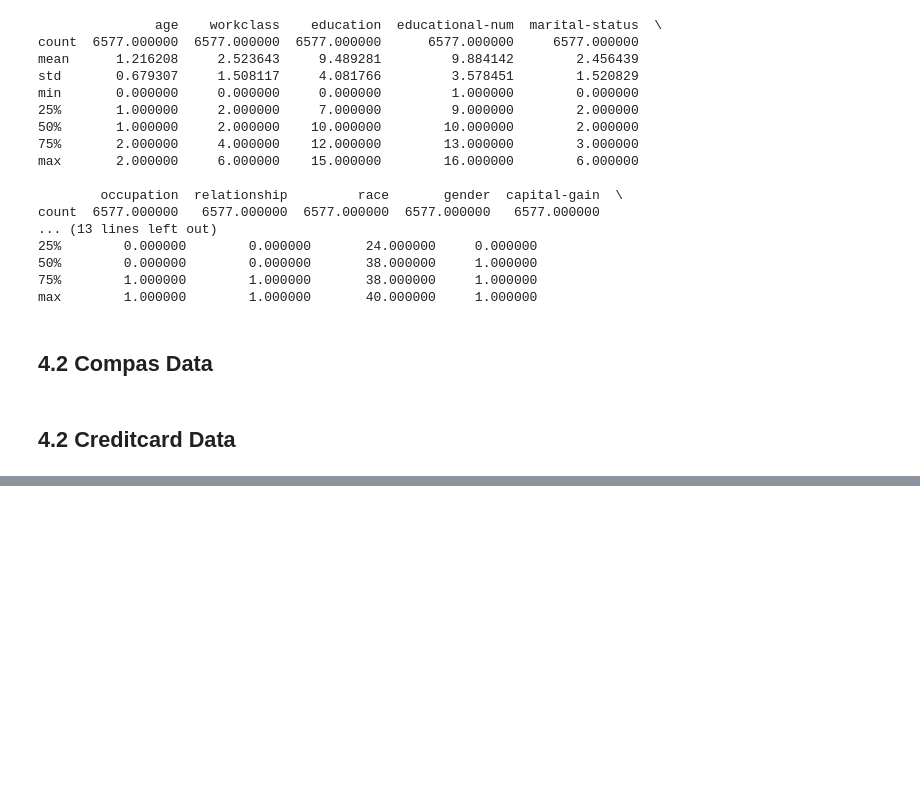
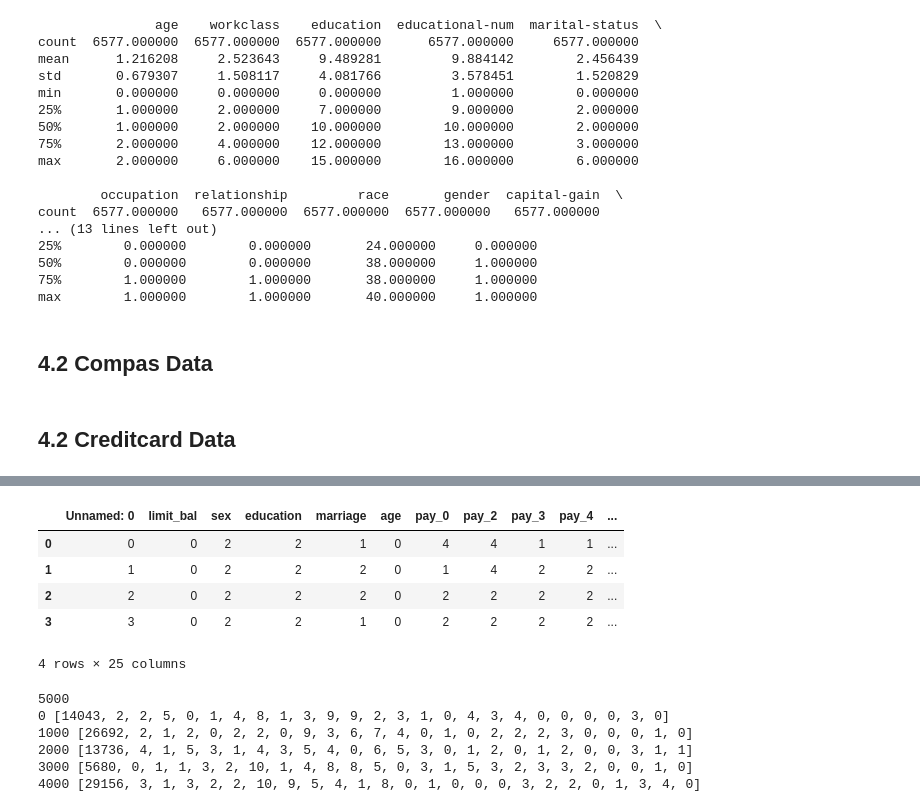
Before and after one commit to JinyangLi01/UnfairlyTreatedGroupDetection, a Jupyter notebook: Coding/DataPreprocessing/MakeDataset_0_20201125.ipynb, the cells around one changed output, grey strips where cells are left out. Cells and saved outputs as stored; diff of their text form; code cells hidden in the pictures; blank space fills up the shorter version.

```diff
--- a/Coding/DataPreprocessing/MakeDataset_0_20201125.ipynb
+++ b/Coding/DataPreprocessing/MakeDataset_0_20201125.ipynb
@@ -309,6 +375,21 @@ extendDataset(50000, file_path, output_pre)
+# %%
+f = pd.read_csv(r"../../InputData/CreditcardDataset/LargeDatasets_cat/50000.csv")
+f[:4]
+# %% [output]
+|  | Unnamed: 0 | limit_bal | sex | education | marriage | age | pay_0 | pay_2 | pay_3 | pay_4 | ... |
+| 0 | 0 | 0 | 2 | 2 | 1 | 0 | 4 | 4 | 1 | 1 | ... |
+| 1 | 1 | 0 | 2 | 2 | 2 | 0 | 1 | 4 | 2 | 2 | ... |
+| 2 | 2 | 0 | 2 | 2 | 2 | 0 | 2 | 2 | 2 | 2 | ... |
+| 3 | 3 | 0 | 2 | 2 | 1 | 0 | 2 | 2 | 2 | 2 | ... |
+4 rows × 25 columns
 # %%
-
-
-file_path = r"../../InputData/CreditcardDataset/LargerDatasets/50000.csv"
-output_pre = r"../../InputData/CreditcardDataset/LargerDatasets/"
+file_path = r"../../InputData/CreditcardDataset/LargeDatasets_cat/50000.csv"
+output_pre = r"../../InputData/CreditcardDataset/LargeDatasets_cat/"
 extendDataset(55000, file_path, output_pre)
+# %% [output]
+5000
+0 [14043, 2, 2, 5, 0, 1, 4, 8, 1, 3, 9, 9, 2, 3, 1, 0, 4, 3, 4, 0, 0, 0, 0, 3, 0]
+1000 [26692, 2, 1, 2, 0, 2, 2, 0, 9, 3, 6, 7, 4, 0, 1, 0, 2, 2, 2, 3, 0, 0, 0, 1, 0]
+2000 [13736, 4, 1, 5, 3, 1, 4, 3, 5, 4, 0, 6, 5, 3, 0, 1, 2, 0, 1, 2, 0, 0, 3, 1, 1]
+3000 [5680, 0, 1, 1, 3, 2, 10, 1, 4, 8, 8, 5, 0, 3, 1, 5, 3, 2, 3, 3, 2, 0, 0, 1, 0]
+4000 [29156, 3, 1, 3, 2, 2, 10, 9, 5, 4, 1, 8, 0, 1, 0, 0, 0, 3, 2, 2, 0, 1, 3, 4, 0]
```
Also changed, not shown: parts of 17 cells of this notebook, 16 other files.
